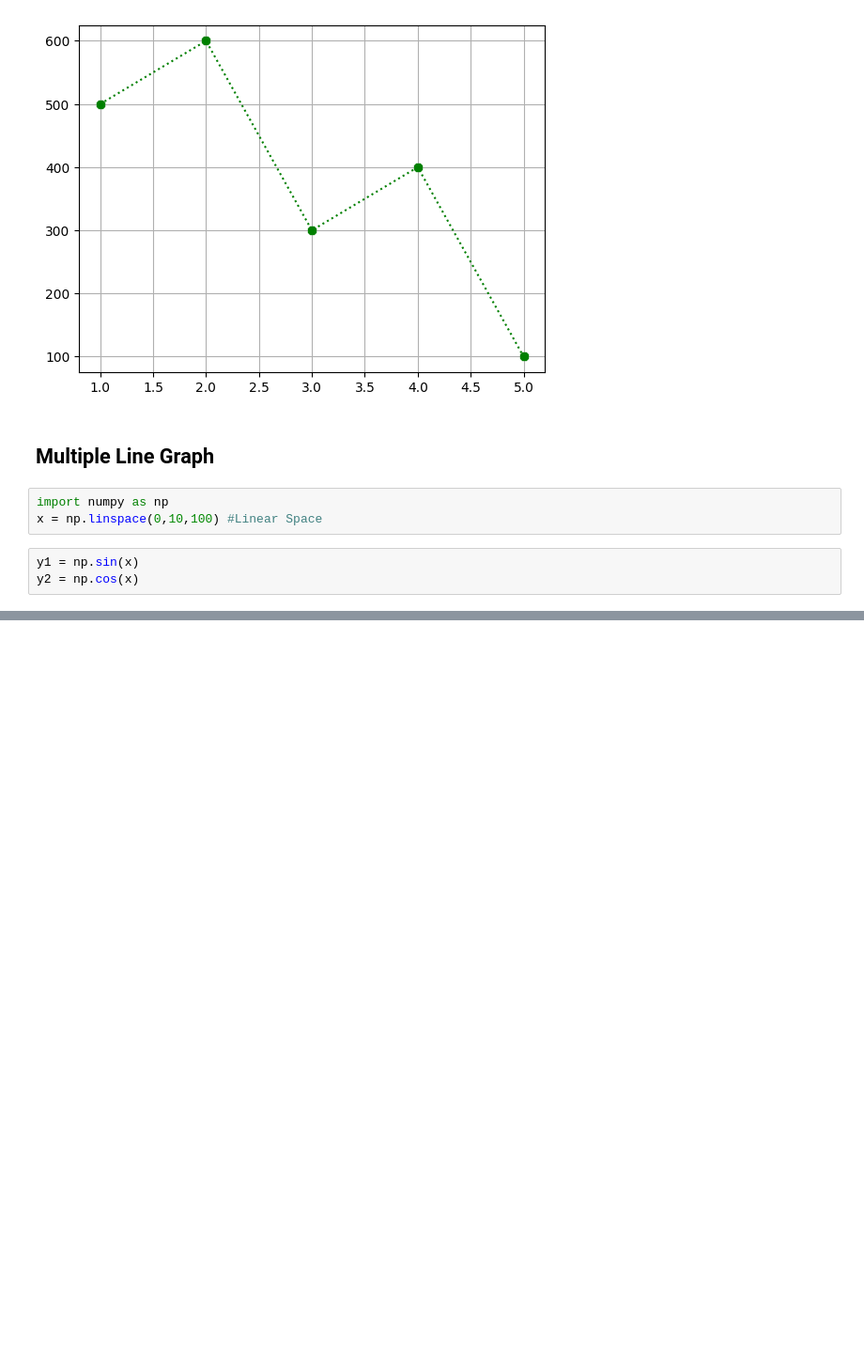
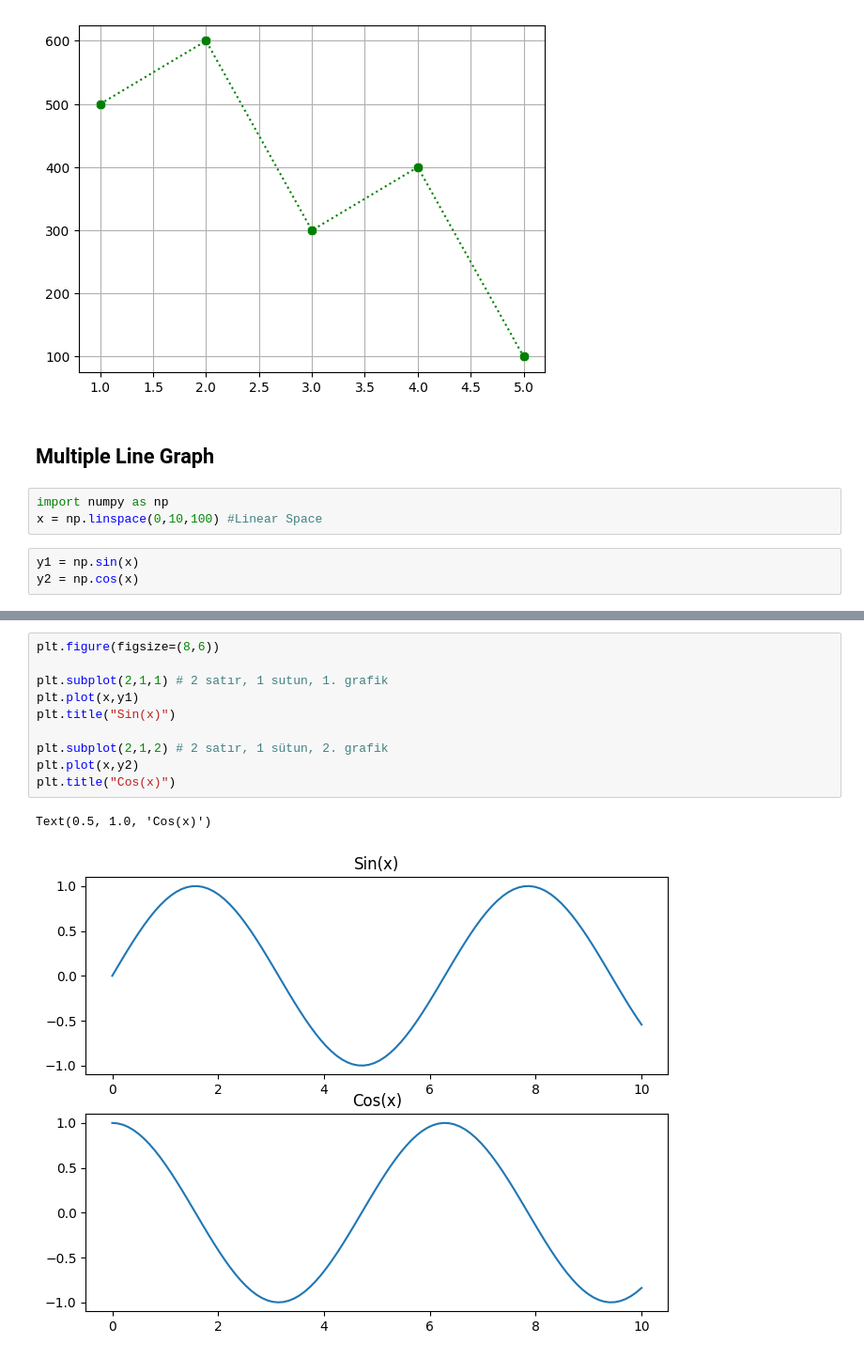
Before and after one commit to halitkalayci/acunmedya-akademi-python-d-conda, a Jupyter notebook: matplotlib.ipynb, the cells around one changed output, grey strips where cells are left out. Shown at 94% size. Drawn from its saved outputs; the diff is of its cells as text; blank space fills up the shorter version.

```diff
--- a/matplotlib.ipynb
+++ b/matplotlib.ipynb
@@ -33,0 +37,13 @@ plt.plot(x,y2)
+# %%
+plt.figure(figsize=(8,6))
+
+plt.subplot(2,1,1) # 2 satır, 1 sutun, 1. grafik
+plt.plot(x,y1)
+plt.title("Sin(x)")
+
+plt.subplot(2,1,2) # 2 satır, 1 sütun, 2. grafik
+plt.plot(x,y2)
+plt.title("Cos(x)")
+# %% [output]
+Text(0.5, 1.0, 'Cos(x)')
+[figure, added]
```
Also changed, not shown: parts of 1 cell of this notebook.
